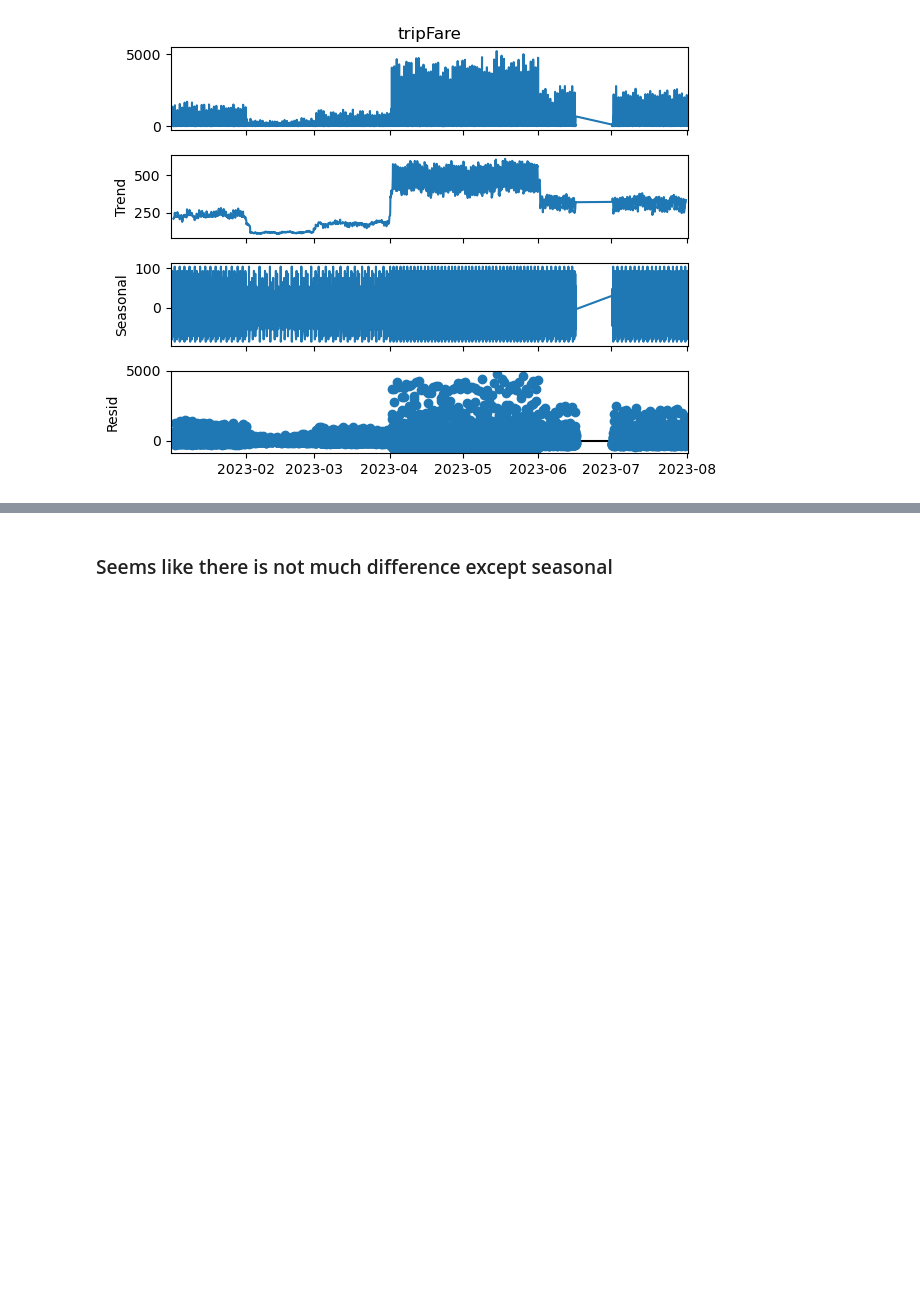
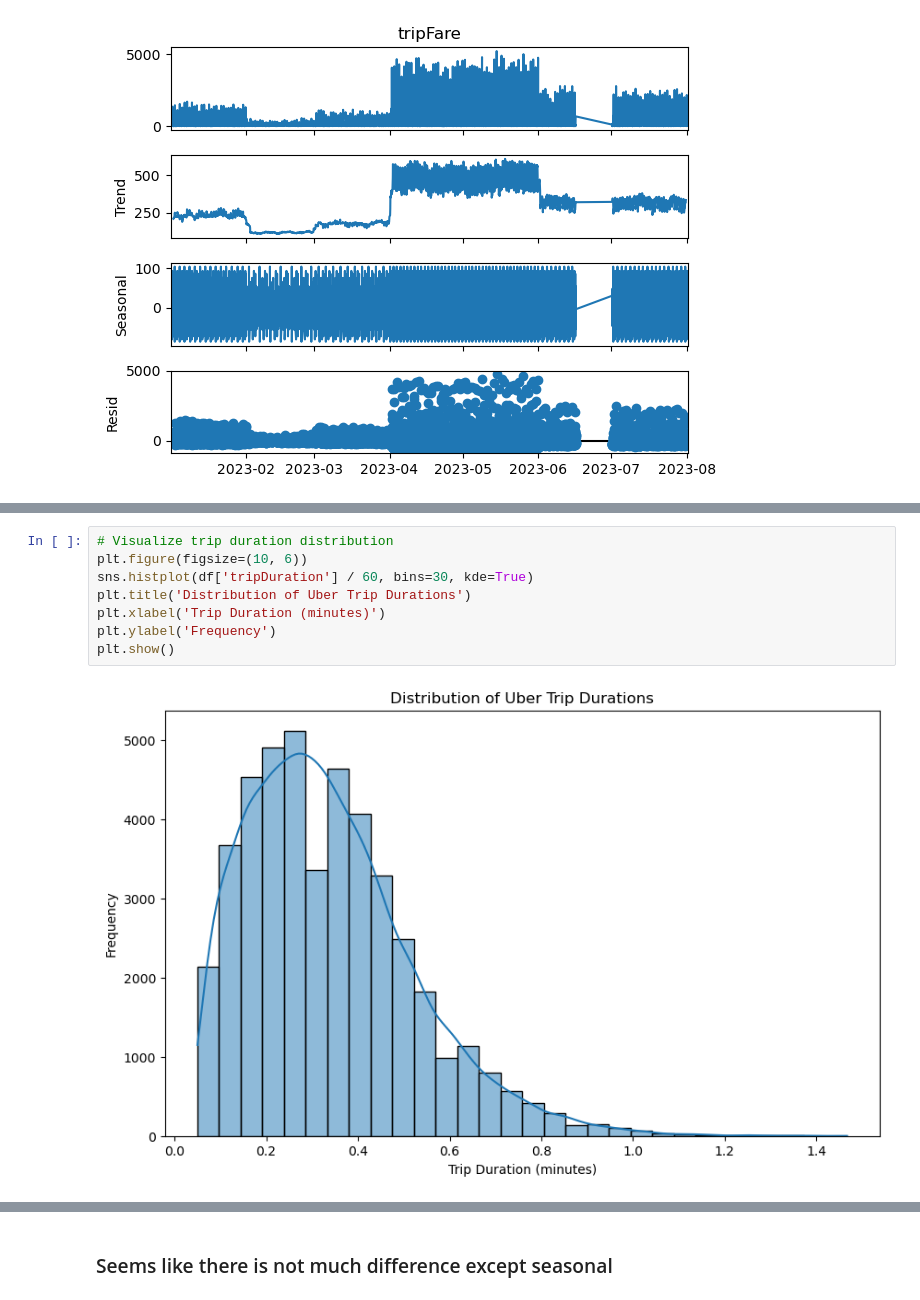
Before and after one commit to DataWizard-Yash/Taxi-Demand-Analysis, a Jupyter notebook: data_preprocessing.ipynb, the cells around one changed output, grey strips where cells are left out. Drawn from its saved outputs; the diff is of its cells as text; blank space fills up the shorter version.

```diff
--- a/data_preprocessing.ipynb
+++ b/data_preprocessing.ipynb
@@ -344,0 +400,10 @@ plt.show()
+# %%
+# Visualize trip duration distribution
+plt.figure(figsize=(10, 6))
+sns.histplot(df['tripDuration'] / 60, bins=30, kde=True)
+plt.title('Distribution of Uber Trip Durations')
+plt.xlabel('Trip Duration (minutes)')
+plt.ylabel('Frequency')
+plt.show()
+# %% [output]
+[figure, added]
```
Also changed, not shown: parts of 18 cells of this notebook, 2 other files.
